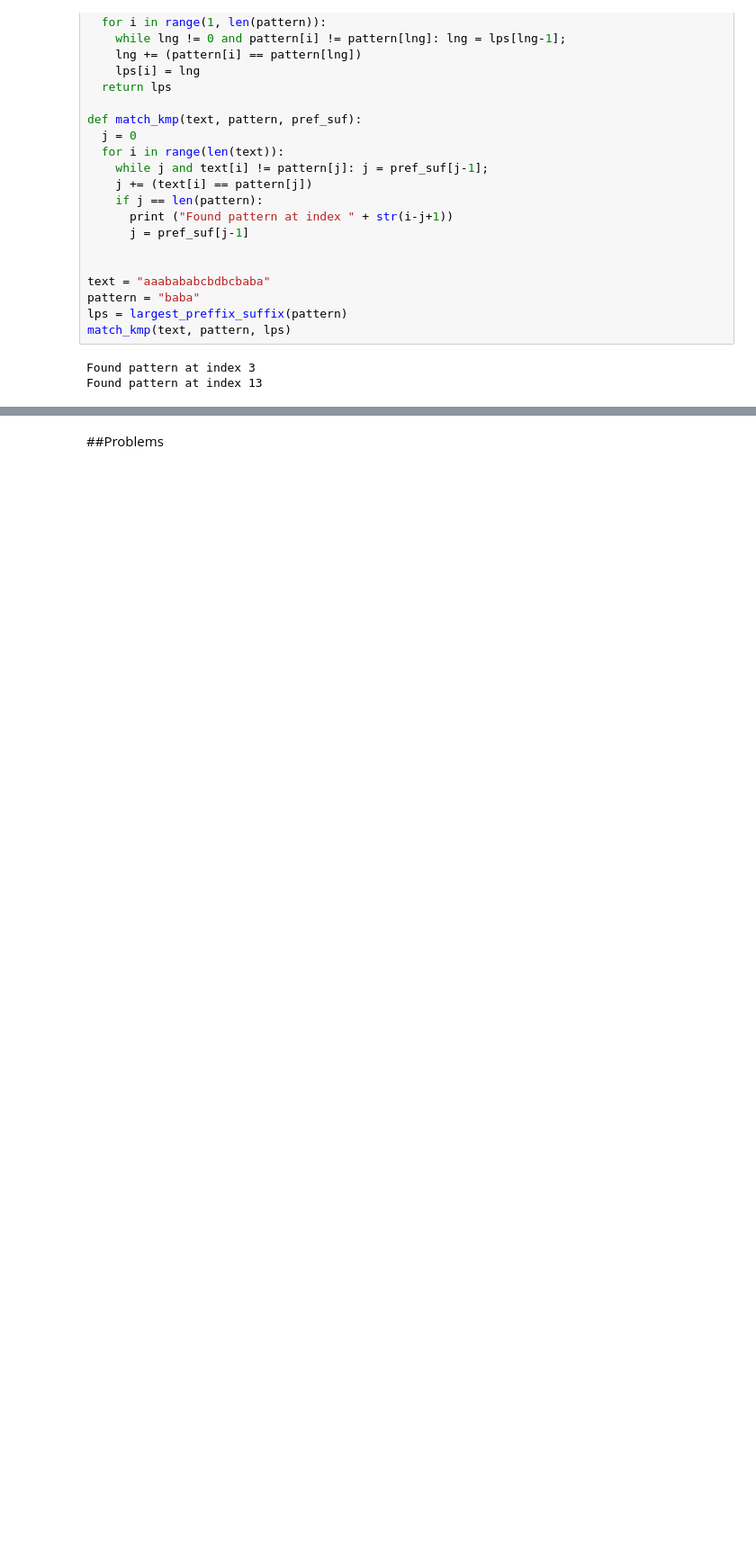
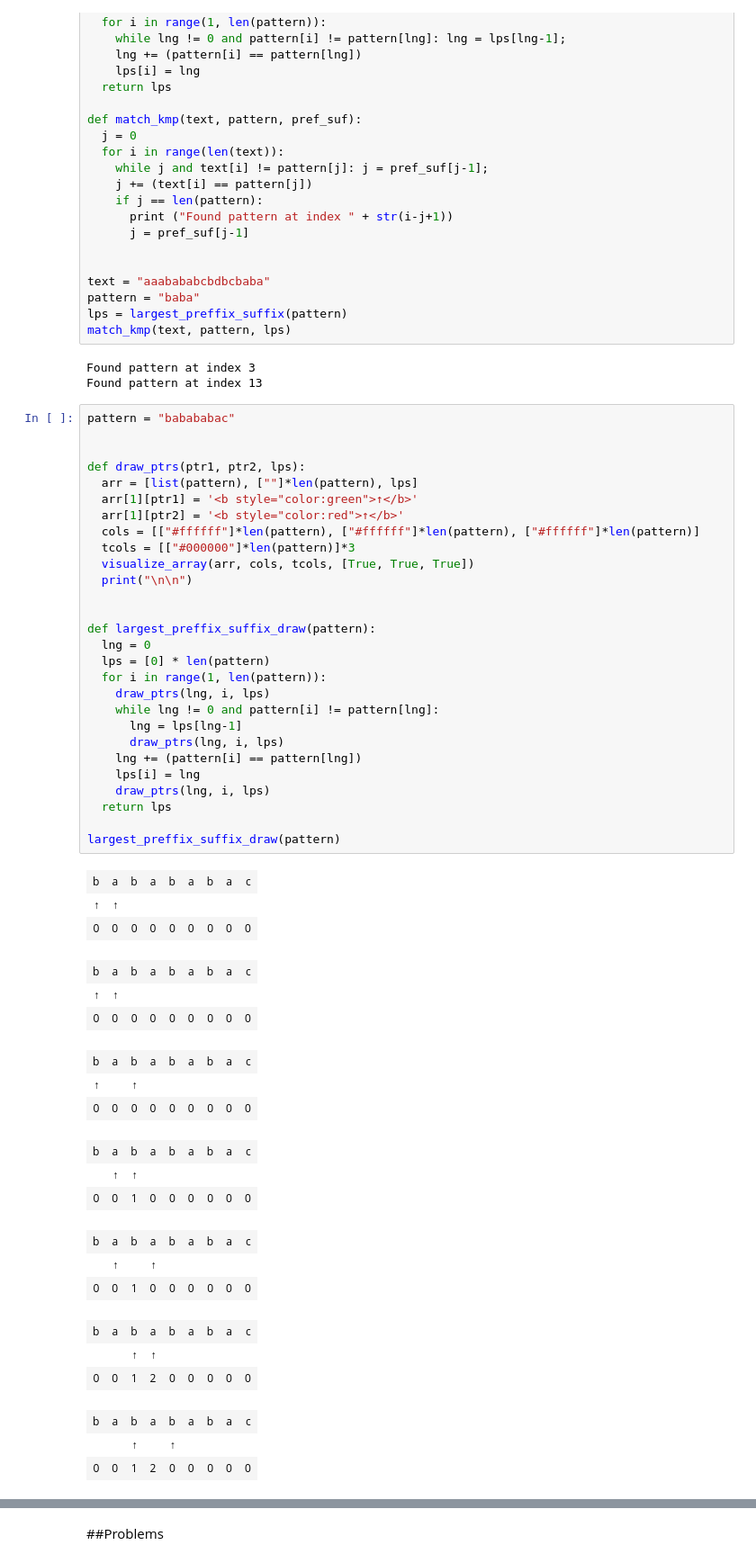
Before and after one commit to fbeilstein/algorithms, a Jupyter notebook: strings.ipynb, the cells around one changed output, grey strips where cells are left out. Shown at 90% size. Drawn from its saved outputs; the diff is of its cells as text; blank space fills up the shorter version.

```diff
--- a/strings.ipynb
+++ b/strings.ipynb
@@ -262,3 +262,53 @@ match_kmp(text, pattern, lps)
 # %% [output]
 Found pattern at index 3
 Found pattern at index 13
+# %%
+pattern = "babababac"
+
+
+def draw_ptrs(ptr1, ptr2, lps):
+  arr = [list(pattern), [""]*len(pattern), lps]
+  arr[1][ptr1] = '<b style="color:green">↑</b>'
+  arr[1][ptr2] = '<b style="color:red">↑</b>'
+  cols = [["#ffffff"]*len(pattern), ["#ffffff"]*len(pattern), ["#ffffff"]*len(pattern)]
+  tcols = [["#000000"]*len(pattern)]*3
+  visualize_array(arr, cols, tcols, [True, True, True])
+  print("\n\n")
+
+
+def largest_preffix_suffix_draw(pattern):
+  lng = 0
+  lps = [0] * len(pattern)
+  for i in range(1, len(pattern)):
+    draw_ptrs(lng, i, lps)
+    while lng != 0 and pattern[i] != pattern[lng]:
+      lng = lps[lng-1]
+      draw_ptrs(lng, i, lps)
+    lng += (pattern[i] == pattern[lng])
+    lps[i] = lng
+    draw_ptrs(lng, i, lps)
+  return lps
+
+largest_preffix_suffix_draw(pattern)
+# %% [output]
+| b | a | b | a | b | a | b | a | c |
+| ↑ | ↑ |  |  |  |  |  |  |  |
+| 0 | 0 | 0 | 0 | 0 | 0 | 0 | 0 | 0 |
+| b | a | b | a | b | a | b | a | c |
+| ↑ | ↑ |  |  |  |  |  |  |  |
+| 0 | 0 | 0 | 0 | 0 | 0 | 0 | 0 | 0 |
+| b | a | b | a | b | a | b | a | c |
+| ↑ |  | ↑ |  |  |  |  |  |  |
+| 0 | 0 | 0 | 0 | 0 | 0 | 0 | 0 | 0 |
+| b | a | b | a | b | a | b | a | c |
+|  | ↑ | ↑ |  |  |  |  |  |  |
+| 0 | 0 | 1 | 0 | 0 | 0 | 0 | 0 | 0 |
+| b | a | b | a | b | a | b | a | c |
+|  | ↑ |  | ↑ |  |  |  |  |  |
+| 0 | 0 | 1 | 0 | 0 | 0 | 0 | 0 | 0 |
+| b | a | b | a | b | a | b | a | c |
+|  |  | ↑ | ↑ |  |  |  |  |  |
+| 0 | 0 | 1 | 2 | 0 | 0 | 0 | 0 | 0 |
+| b | a | b | a | b | a | b | a | c |
+|  |  | ↑ |  | ↑ |  |  |  |  |
+| 0 | 0 | 1 | 2 | 0 | 0 | 0 | 0 | 0 |
```
Also changed, not shown: parts of 4 cells of this notebook.
